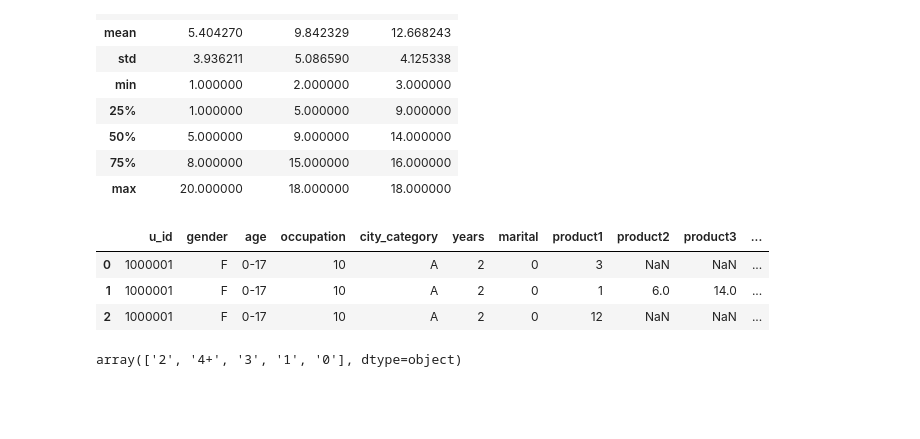
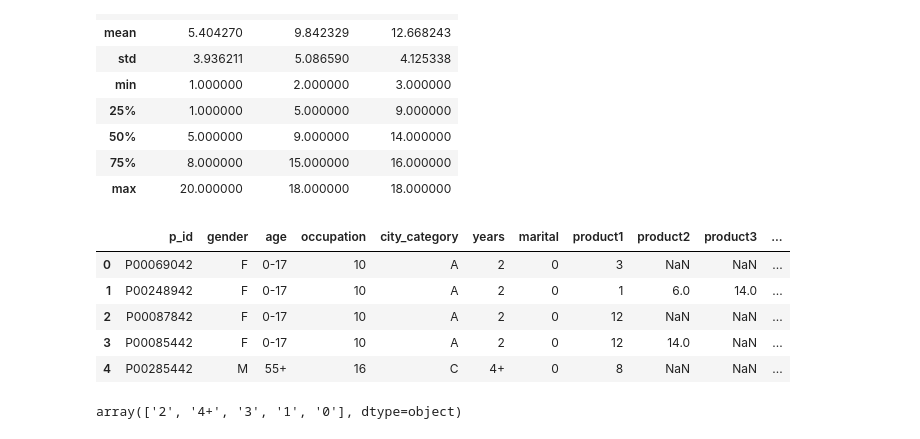
Before and after one commit to shubham9875/EDAProjectFinal, a Jupyter notebook: EDAProjectFinal.ipynb, the cells around one changed output. Drawn from its saved outputs; the diff is of its cells as text; code cells hidden in the pictures; blank space fills up the shorter version.

```diff
--- a/EDAProjectFinal.ipynb
+++ b/EDAProjectFinal.ipynb
@@ -105,13 +117,16 @@ category.describe()
 # %%
 # Here we are dropping product_id column as there is no need of that columns in data
-pf.drop(['p_id'],inplace = True, axis = 'columns')
+pf.drop(['u_id'],inplace = True, axis = 'columns')
+# pf.drop(['p_id'],inplace = True, axis = 'columns')
 # %%
-pf.head(3)
+pf.head()
 # %% [output]
-|  | u_id | gender | age | occupation | city_category | years | marital | product1 | product2 | product3 | ... |
-| 0 | 1000001 | F | 0-17 | 10 | A | 2 | 0 | 3 | NaN | NaN | ... |
-| 1 | 1000001 | F | 0-17 | 10 | A | 2 | 0 | 1 | 6.0 | 14.0 | ... |
-| 2 | 1000001 | F | 0-17 | 10 | A | 2 | 0 | 12 | NaN | NaN | ... |
+|  | p_id | gender | age | occupation | city_category | years | marital | product1 | product2 | product3 | ... |
+| 0 | P00069042 | F | 0-17 | 10 | A | 2 | 0 | 3 | NaN | NaN | ... |
+| 1 | P00248942 | F | 0-17 | 10 | A | 2 | 0 | 1 | 6.0 | 14.0 | ... |
+| 2 | P00087842 | F | 0-17 | 10 | A | 2 | 0 | 12 | NaN | NaN | ... |
+| 3 | P00085442 | F | 0-17 | 10 | A | 2 | 0 | 12 | 14.0 | NaN | ... |
+| 4 | P00285442 | M | 55+ | 16 | C | 4+ | 0 | 8 | NaN | NaN | ... |
 # %%
 # we dont need + in 4+ years in city column
 # so we will remove them
```
Also changed, not shown: parts of 11 cells of this notebook.
